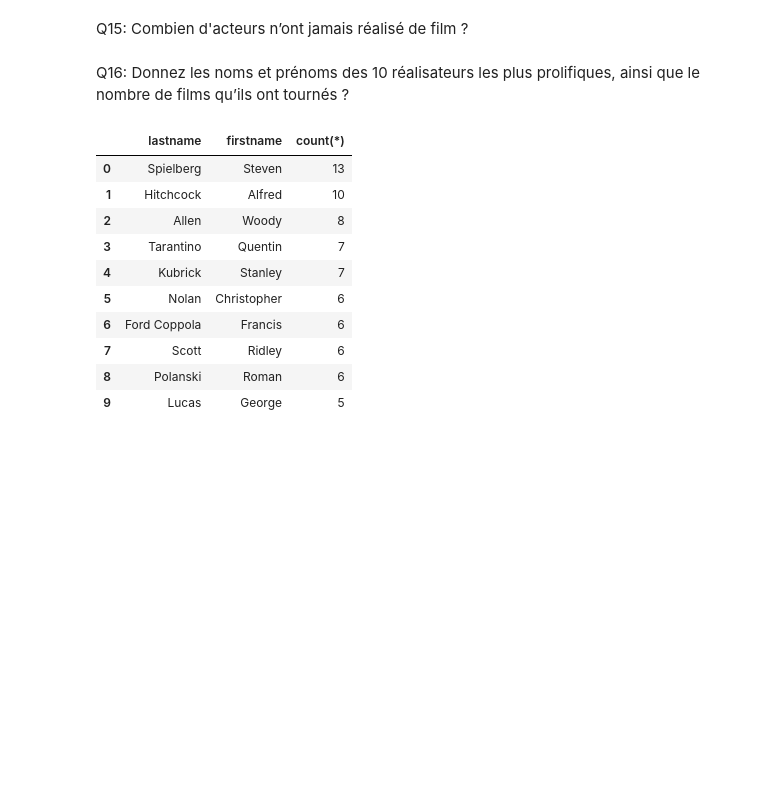
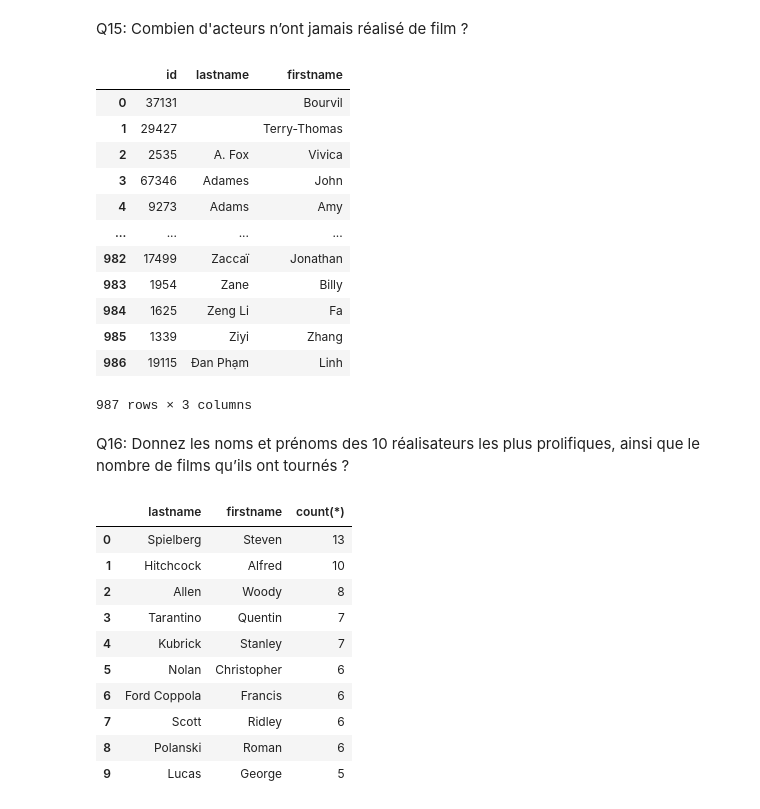
Before and after one commit to yoannlv/Movies-3, a Jupyter notebook: movies-3.ipynb, the cells around one changed output. Saved outputs shown, nothing was run; the diff lists cells and outputs as text; code cells hidden in the pictures; blank space fills up the shorter version.

```diff
--- a/movies-3.ipynb
+++ b/movies-3.ipynb
@@ -423,3 +456,27 @@ results15
+# %%
+sql_query_15 = """
+SELECT artists.id, lastname, firstname
+FROM artists
+LEFT JOIN movies ON artists.id = movies.directorId
+WHERE movies.Id IS NULL
+"""
+
+results15 = pd.read_sql_query(sql_query_15, engine)
+results15
+# %% [output]
+|  | id | lastname | firstname |
+| 0 | 37131 |  | Bourvil |
+| 1 | 29427 |  | Terry-Thomas |
+| 2 | 2535 | A. Fox | Vivica |
+| 3 | 67346 | Adames | John |
+| 4 | 9273 | Adams | Amy |
+| ... | ... | ... | ... |
+| 982 | 17499 | Zaccaï | Jonathan |
+| 983 | 1954 | Zane | Billy |
+| 984 | 1625 | Zeng Li | Fa |
+| 985 | 1339 | Ziyi | Zhang |
+| 986 | 19115 | Đan Phạm | Linh |
+987 rows × 3 columns
 # %% [markdown]
 Q16: Donnez les noms et prénoms des 10 réalisateurs les plus prolifiques, ainsi que le nombre de films qu’ils ont tournés ?
 # %%
```
Also changed, not shown: parts of 12 cells of this notebook.
